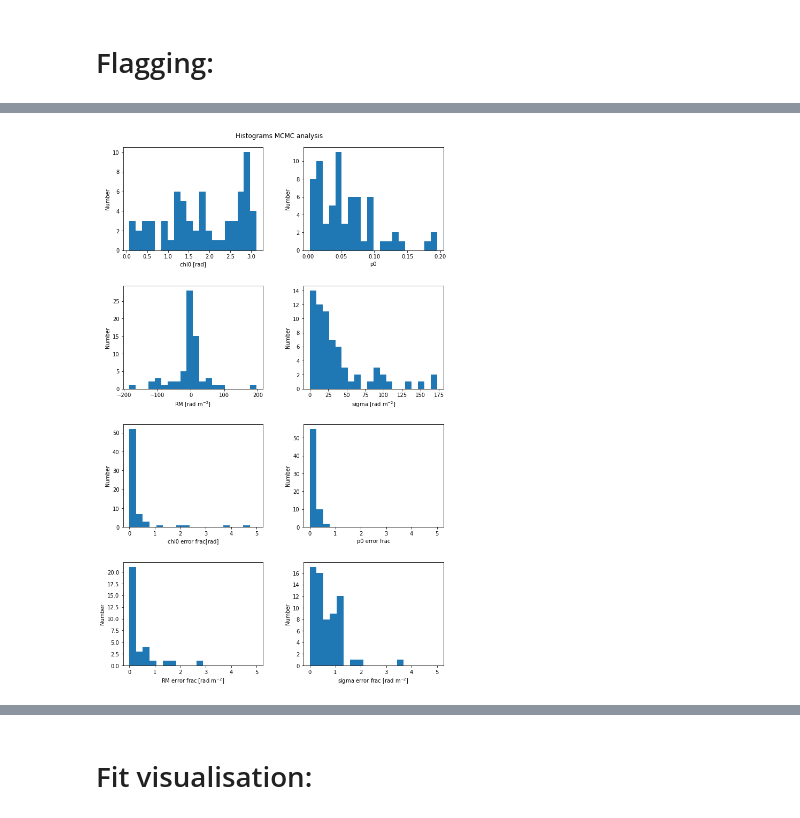
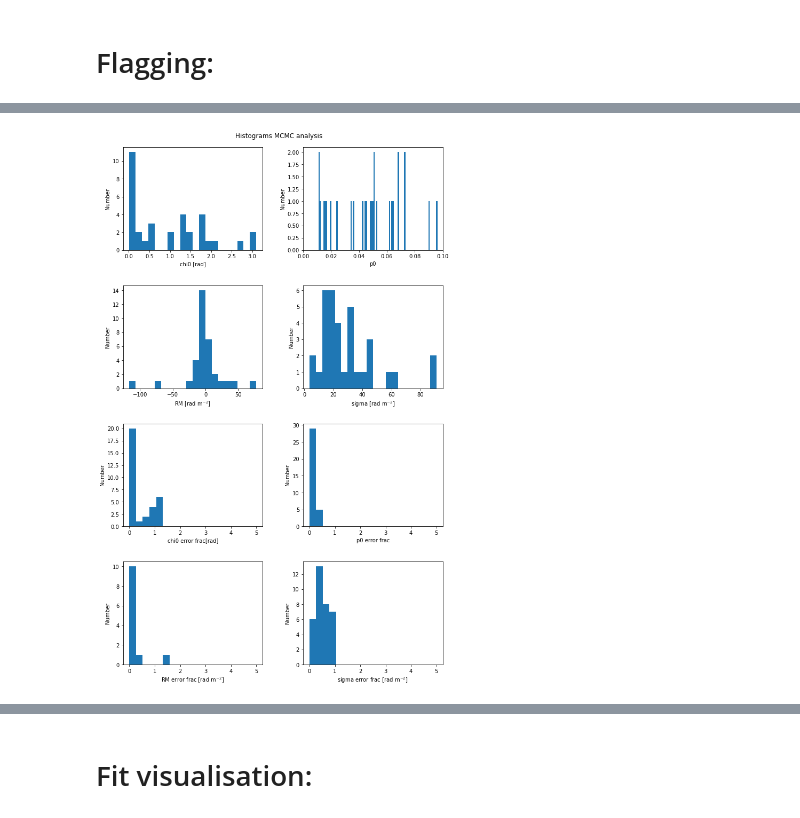
Before and after one commit to Woutmg/Meerkat_FracPol_New, a Jupyter notebook: MCMC_analyser.ipynb, the cells around one changed output, grey strips where cells are left out. Cells and saved outputs as stored; diff of their text form; code cells hidden in the pictures.

```diff
--- a/MCMC_analyser.ipynb
+++ b/MCMC_analyser.ipynb
@@ -68,16 +68,16 @@ p_select = linpol_select/I_select
 p_select_err = p_select*np.sqrt((0*linpol_select_err/linpol_select)**2 + (I_unc_select/I_select)**2)
 
 directory = r'/net/vdesk/data2/GoesaertW/Meerkat_Data/Abell_85/'
-norm_fit = np.load(directory+'Abell85_mcmc_Inorm_chi01p7.npy')
-spix_fit = np.load(directory+'Abell85_mcmc_Ispix_chi01p7.npy')
-curv_fit = np.load(directory+'Abell85_mcmc_Icurv_chi01p7.npy')
-p0_fit = np.load(directory+'Abell85_mcmc_p0_chi01p7.npy')
-chi0_fit = np.load(directory+'Abell85_mcmc_chi0_chi01p7.npy')
-RM_fit = np.load(directory+'Abell85_mcmc_RM_chi01p7.npy')
-sigma_fit = np.load(directory+'Abell85_mcmc_sigma_chi01p7.npy')
+norm_fit = np.load(directory+'Abell85_mcmc_Inorm.npy')
+spix_fit = np.load(directory+'Abell85_mcmc_Ispix.npy')
+curv_fit = np.load(directory+'Abell85_mcmc_Icurv.npy')
+p0_fit = np.load(directory+'Abell85_mcmc_p0.npy')
+chi0_fit = np.load(directory+'Abell85_mcmc_chi0.npy')
+RM_fit = np.load(directory+'Abell85_mcmc_RM.npy')
+sigma_fit = np.load(directory+'Abell85_mcmc_sigma.npy')
 
-redchisq_QU_list = np.load(directory+'Abell85_mcmc_QUchisqw_chi01p7.npy')
-redchisq_I_list = np.load(directory+'Abell85_mcmc_Ichisqw_chi01p7.npy')
+redchisq_QU_list = np.load(directory+'Abell85_mcmc_QUchisqw.npy')
+redchisq_I_list = np.load(directory+'Abell85_mcmc_Ichisqw.npy')
 
 norm_list = norm_fit[:,0]
 spix_list = spix_fit[:,0]
@@ -97,5 +97,9 @@ p0_unc_list = uncertainty(p0_fit)
 chi0_unc_list = uncertainty(chi0_fit)
 RM_unc_list = uncertainty(RM_fit)
 sigma_unc_list = uncertainty(sigma_fit)
+
+print(norm_fit[46])
+print(p0_fit[46])
+print(chi0_fit[46])
 # %% [output]
 WARNING: FITSFixedWarning: 'datfix' made the change 'Set MJD-OBS to 58386.000000 from DATE-OBS'. [astropy.wcs.wcs]
@@ -192,14 +199,18 @@ plt.show()
 # %% [markdown]
 # Flagging:
 # %%
-sigma = 8
+sigma = 5
 conf_int = scipy.stats.chi2.cdf(sigma**2,1)
 red_chi_lim = scipy.stats.chi2.ppf(conf_int, 20)/20
 print('reduced chisqw at 5 sigma is: ' + str(red_chi_lim))
 
-mask_inspec = np.argwhere((sigma_list<200)&(redchisq_QU_list < 100))#&(p0_list>0.02)\
+mask_inspec = np.argwhere((sigma_list<100)&(redchisq_QU_list > 100))#&(sigma_unc_list/sigma_list< 1))
+#np.argwhere((sigma_list<200)&(redchisq_QU_list < 100))#&(chi0_list<0.02))\
                           #&(p0_list<0.5)&(sigma_unc_list/sigma_list< 1)&(np.abs(RM_unc_list/RM_list< 1))\
                           #&(p0_unc_list/p0_list< 1)&(chi0_unc_list/chi0_list< 1))[:,0]
 mask_inspec = mask_inspec[:,0]
 print(np.shape(mask_inspec))
+
+print(mask_inspec)
+sigma_list[7]
 # %% [output]
@@ -216,36 +245,37 @@ axs[0,0].hist(chi0_list[mask_inspec], bins=20)
 axs[0,0].set_ylabel('Number')
 axs[0,0].set_xlabel('chi0 [rad]')
 
-axs[0,1].hist(p0_list[mask_inspec], bins=20)
+axs[0,1].hist(p0_list[mask_inspec], bins=200)
 axs[0,1].set_ylabel('Number')
+axs[0,1].set_xlim(0,0.1)
 axs[0,1].set_xlabel('p0')
 
 axs[1,0].hist(RM_list[mask_inspec], bins=20)
 axs[1,0].set_ylabel('Number')
 axs[1,0].set_xlabel(r'RM [rad m$^{-2}$]')
 
 axs[1,1].hist(sigma_list[mask_inspec], bins=20)#, bins=np.linspace(0,200,20))
 axs[1,1].set_ylabel('Number')
 axs[1,1].set_xlabel(r'sigma [rad m$^{-2}$]')
 
 axs[2,0].hist(chi0_unc_list[mask_inspec]/chi0_list[mask_inspec], bins=np.linspace(0,5,20))
 axs[2,0].set_ylabel('Number')
 axs[2,0].set_xlabel('chi0 error frac[rad]')
 
 axs[2,1].hist(p0_unc_list[mask_inspec]/p0_list[mask_inspec], bins=np.linspace(0,5,20))
 axs[2,1].set_ylabel('Number')
 axs[2,1].set_xlabel('p0 error frac')
 
 axs[3,0].hist(RM_unc_list[mask_inspec]/RM_list[mask_inspec], bins=np.linspace(0,5,20))
 axs[3,0].set_ylabel('Number')
 axs[3,0].set_xlabel(r'RM error frac [rad m$^{-2}$]')
 
 axs[3,1].hist(sigma_unc_list[mask_inspec]/sigma_list[mask_inspec], bins=np.linspace(0,5,20))
 axs[3,1].set_ylabel('Number')
 axs[3,1].set_xlabel(r'sigma error frac [rad m$^{-2}$]')
 plt.show()
 # %% [output]
-[figure, old version]
+[figure, new version]
 # %%
 fig, axs = plt.subplots(4, 2)
 fig.set_size_inches(10, 15)
```
Also changed, not shown: parts of 15 cells of this notebook, 4 other files.
